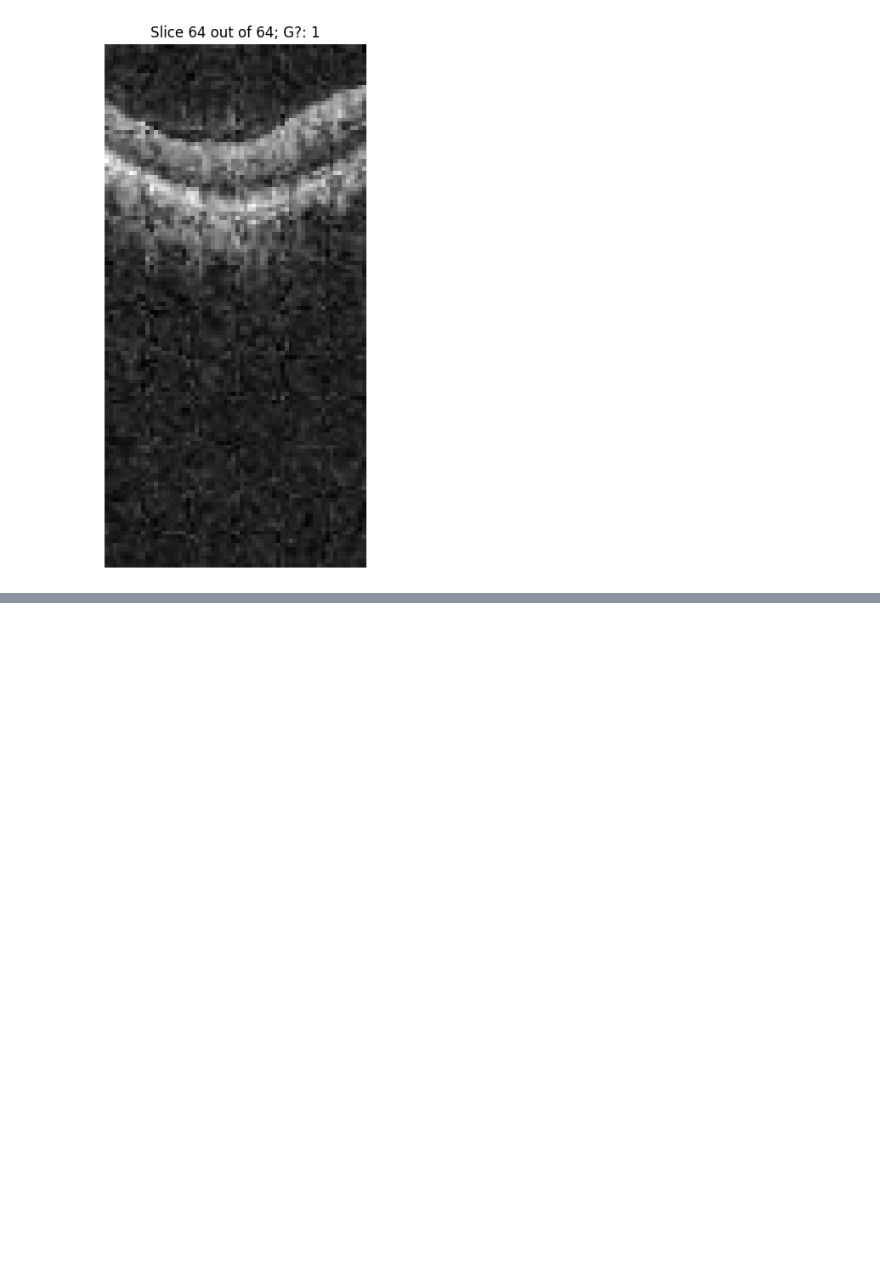
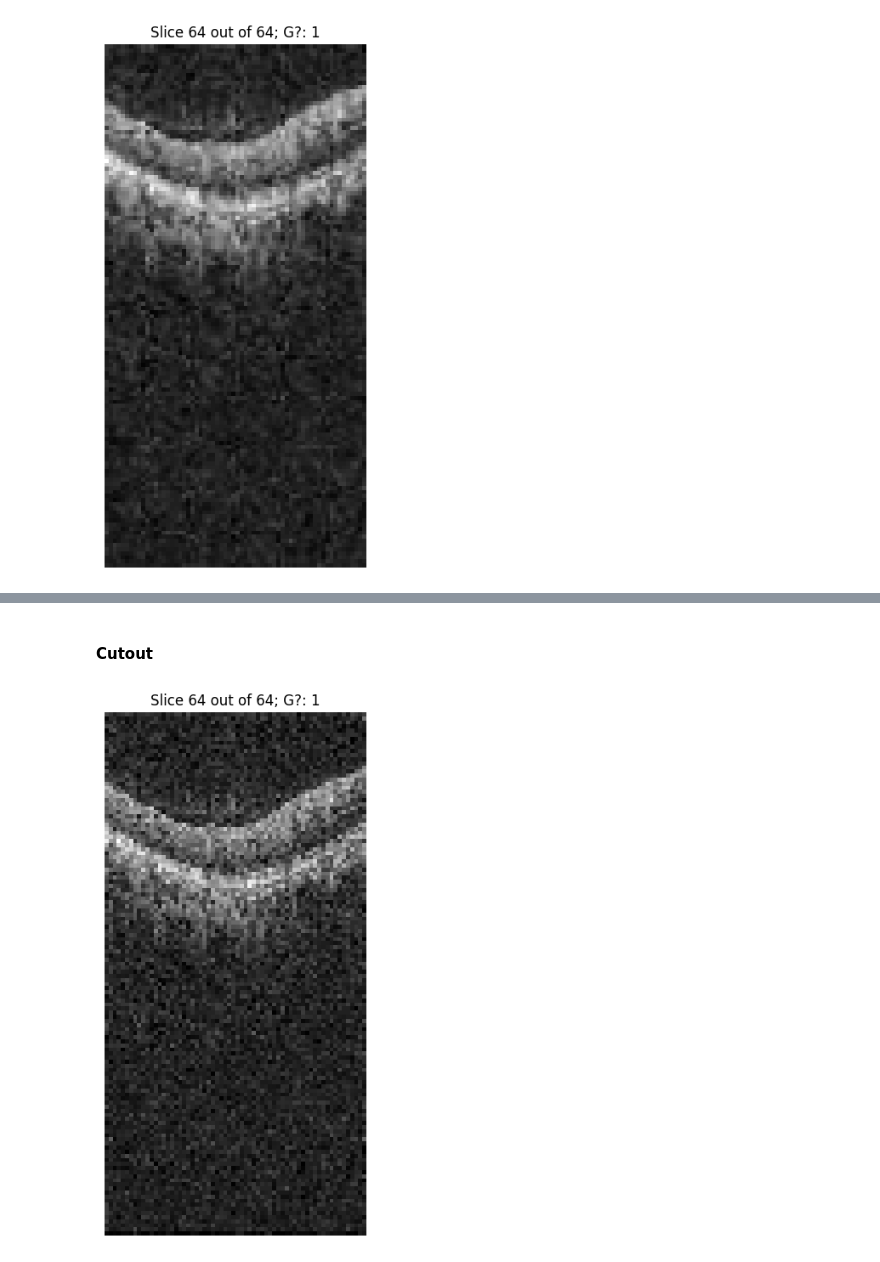
Before and after one commit to brombeersoufflee/master-thesis, a Jupyter notebook: data_exploration.ipynb, the cells around one changed output, grey strips where cells are left out. Saved outputs shown, nothing was run; the diff lists cells and outputs as text; code cells hidden in the pictures; blank space fills up the shorter version.

```diff
--- a/data_exploration.ipynb
+++ b/data_exploration.ipynb
@@ -596,0 +692,2 @@ for i in range(array.shape[0]):
+# %% [markdown]
+#### Cutout
@@ -596,0 +696,13 @@ for i in range(array.shape[0]):
+# %%
+def cutout_3d(volume, mask_size_range=(10, 30)):
+    d, h, w = volume.shape
+    mask_d = random.randint(1, min(5, d))  # keep thin in z
+    mask_h = random.randint(*mask_size_range)
+    mask_w = random.randint(*mask_size_range)
+
+    z = random.randint(0, d - mask_d)
+    y = random.randint(0, h - mask_h)
+    x = random.randint(0, w - mask_w)
+
+    volume[z:z+mask_d, y:y+mask_h, x:x+mask_w] = 0
+    return volume.astype(np.uint8)
@@ -596,0 +717,17 @@ for i in range(array.shape[0]):
+# %%
+id = 479
+array = np_array_data[id]
+label = labels_data[id]
+array = cutout_3d(array)
+for i in range(array.shape[0]):
+    slice_num = i
+    slice = array[slice_num]
+    plt.figure(figsize=(8, 8))
+    plt.imshow(slice, cmap='gray')
+    plt.title(f"Slice {slice_num+1} out of {array.shape[0]}; G?: {label}")
+    plt.axis('off')
+    plt.show()
+    time.sleep(0.3)
+    clear_output(wait=True)
+# %% [output]
+[figure, added]
```
Also changed, not shown: parts of 15 cells of this notebook, 2 other files.
